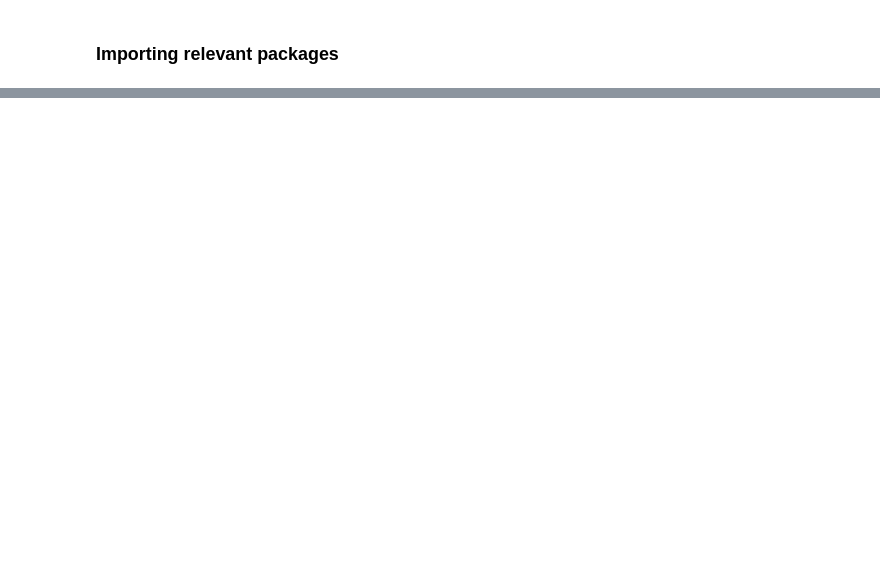
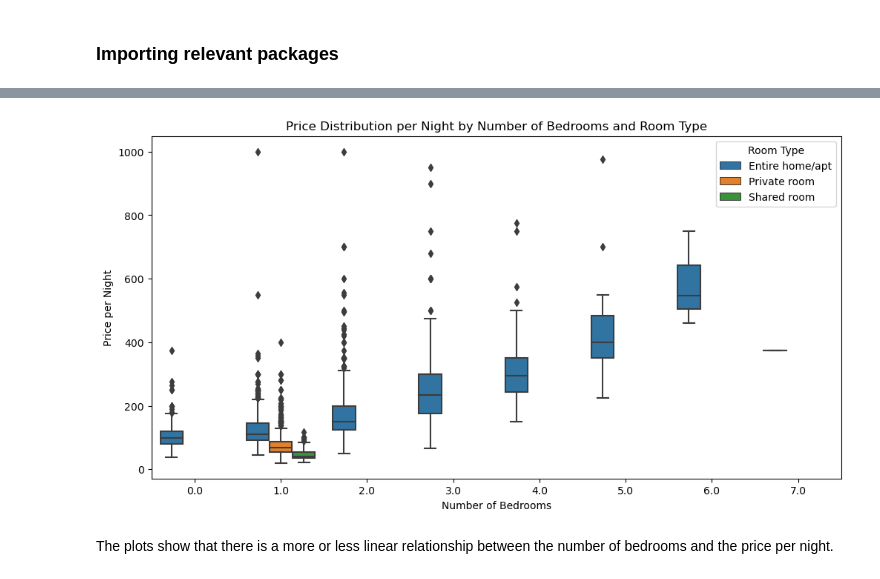
Before and after one commit to chlohs/udacity-ds-project1, a Jupyter notebook: AirBnB Analysis.ipynb, the cells around one changed output, grey strips where cells are left out. Drawn from its saved outputs; the diff is of its cells as text; code cells hidden in the pictures; blank space fills up the shorter version.

```diff
--- a/AirBnB Analysis.ipynb
+++ b/AirBnB Analysis.ipynb
@@ -58,0 +270,3 @@ listings_df.shape
+# %%
+# Join the dummy variables back to the original DataFrame
+listings_df = listings_df.join(amenities_dummies)
@@ -60,0 +307,13 @@ listings_df.shape
+# %%
+# Alternatively, a boxplot can provide a different perspective
+plt.figure(figsize=(12, 6))
+sns.boxplot(data=listings_df, x='bedrooms', y='price', hue='room_type')
+plt.title('Price Distribution per Night by Number of Bedrooms and Room Type')
+plt.xlabel('Number of Bedrooms')
+plt.ylabel('Price per Night')
+plt.legend(title='Room Type')
+plt.show()
+# %% [output]
+[figure, added]
+# %% [markdown]
+The plots show that there is a more or less linear relationship between the number of bedrooms and the price per night.
```
Also changed, not shown: parts of 56 cells of this notebook.
